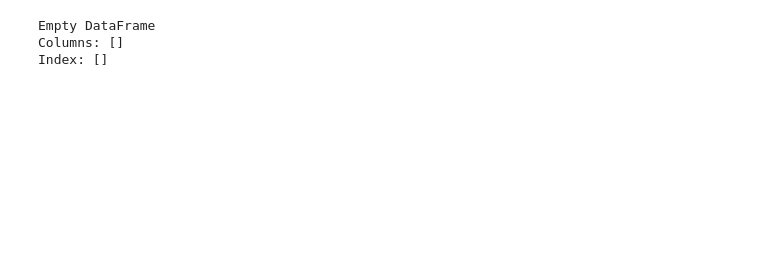
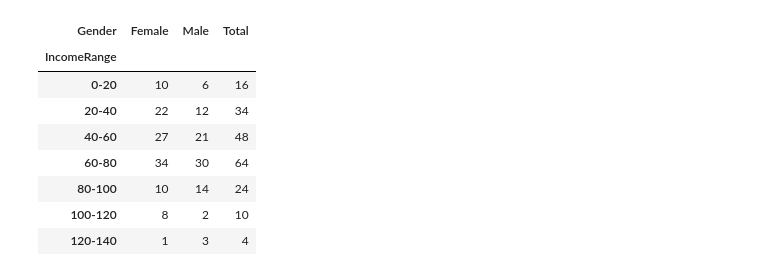
Before and after one commit to BaXaVa01/PresentacionPython, a Jupyter notebook: prueba.ipynb, the cells around one changed output. Saved outputs shown, nothing was run; the diff lists cells and outputs as text; code cells hidden in the pictures; blank space fills up the shorter version.

```diff
--- a/prueba.ipynb
+++ b/prueba.ipynb
@@ -12,7 +11,7 @@ columnaAnualIncome = datos.Annual_Income
 #Aqui hare el recuento de hombres por cada ingreso que haya:
 # Definir los rangos de ingresos anuales
 bins = [0, 20, 40, 60, 80, 100, 120, 140]
-labels = ['0-20K', '20K-40K', '40K-60K', '60K-80K', '80K-100K', '100K-120K', '120k-140k']
+labels = ['0-20', '20-40', '40-60', '60-80', '80-100', '100-120', '120-140']
 
 # Crear una nueva columna que representa el rango de ingresos anuales
 datos['IncomeRange'] = pd.cut(datos['Annual_Income'], bins=bins, labels=labels)
@@ -21,7 +20,13 @@ datos['IncomeRange'] = pd.cut(datos['Annual_Income'], bins=bins, labels=labels)
 datos_male = datos[datos['Gender'] == 'Male']
 
 # Contar la frecuencia de "Male" en cada rango de ingresos anuales
-counter = datos_male.groupby('IncomeRange').size()
+counter = datos_male['IncomeRange'].value_counts(sort=False)
 
-print(counter)
+# Convertir la Serie en un DataFrame y resetear los índices
+counter_df = counter.to_frame().reset_index()
+
+# Renombrar las columnas
+counter_df.columns = ['Rangos', 'Frecuencia']
+
+counter_df
 # %% [output]
@@ -37,9 +262,16 @@ dtype: int64
 # %%
+# Determinacion de tablas de contingencias
 
-
-contingency_table = pd.crosstab(index=datos['Income_range'], columns=datos['Gender'])
-print(contingency_table)
+contingency_table = pd.crosstab(index=datos['IncomeRange'], columns=datos['Gender'])
+contingency_table['Total'] = contingency_table.sum(axis=1)
+contingency_table
 # %% [output]
-Empty DataFrame
-Columns: []
-Index: []
+| Gender | Female | Male | Total |
+| IncomeRange |  |  |  |
+| 0-20 | 10 | 6 | 16 |
+| 20-40 | 22 | 12 | 34 |
+| 40-60 | 27 | 21 | 48 |
+| 60-80 | 34 | 30 | 64 |
+| 80-100 | 10 | 14 | 24 |
+| 100-120 | 8 | 2 | 10 |
+| 120-140 | 1 | 3 | 4 |
```
Also changed, not shown: parts of 13 cells of this notebook, 1 other file.
